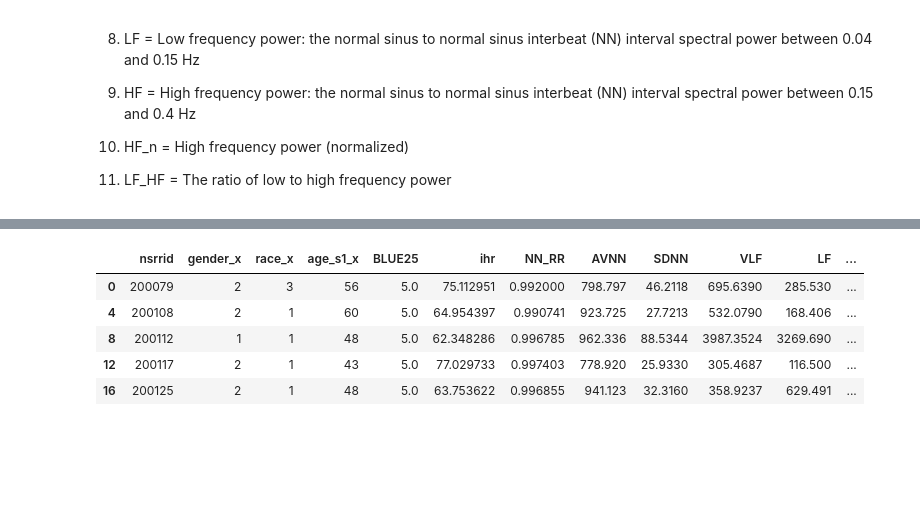
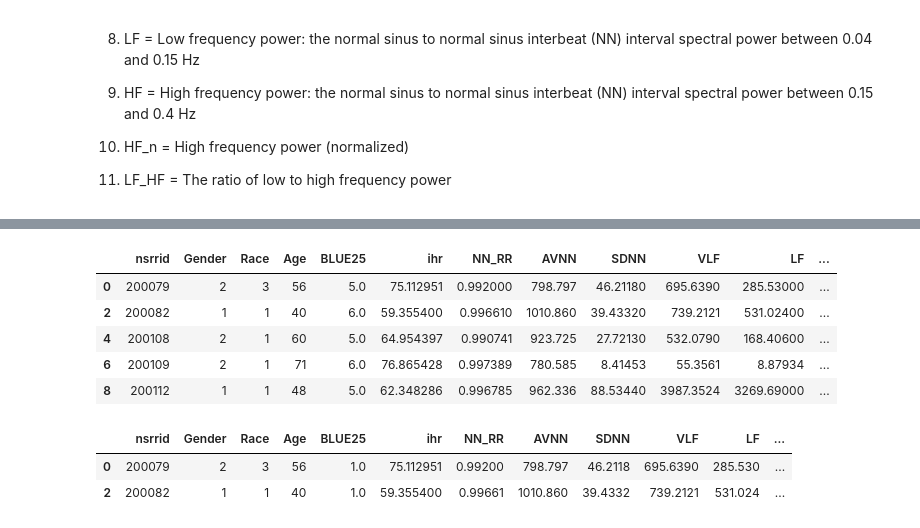
Before and after one commit to loveleenb/Depression_Analysis, a Jupyter notebook: Heart_Rate_Depression_Analysis.ipynb, the cells around one changed output, grey strips where cells are left out. Drawn from its saved outputs; the diff is of its cells as text; code cells hidden in the pictures; blank space fills up the shorter version.

```diff
--- a/Heart_Rate_Depression_Analysis.ipynb
+++ b/Heart_Rate_Depression_Analysis.ipynb
@@ -67,11 +63,23 @@ heart_rate_data.head()
 # %%
 # Renaming columns
-heart_rate_data.rename(index=str, columns={'gender_x': 'Gender', 'race_x': 'Race', 'age_s1_x': 'Age'})
+heart_rate_data = heart_rate_data.rename(index=str, columns={'gender_x': 'Gender', 'race_x': 'Race', 'age_s1_x': 'Age'})
+heart_rate_data = heart_rate_data[heart_rate_data['BLUE25'] != 'NAN']
 heart_rate_data.head()
 # %% [output]
-|  | nsrrid | gender_x | race_x | age_s1_x | BLUE25 | ihr | NN_RR | AVNN | SDNN | VLF | LF | ... |
-| 0 | 200079 | 2 | 3 | 56 | 5.0 | 75.112951 | 0.992000 | 798.797 | 46.2118 | 695.6390 | 285.530 | ... |
-| 4 | 200108 | 2 | 1 | 60 | 5.0 | 64.954397 | 0.990741 | 923.725 | 27.7213 | 532.0790 | 168.406 | ... |
-| 8 | 200112 | 1 | 1 | 48 | 5.0 | 62.348286 | 0.996785 | 962.336 | 88.5344 | 3987.3524 | 3269.690 | ... |
-| 12 | 200117 | 2 | 1 | 43 | 5.0 | 77.029733 | 0.997403 | 778.920 | 25.9330 | 305.4687 | 116.500 | ... |
-| 16 | 200125 | 2 | 1 | 48 | 5.0 | 63.753622 | 0.996855 | 941.123 | 32.3160 | 358.9237 | 629.491 | ... |
+|  | nsrrid | Gender | Race | Age | BLUE25 | ihr | NN_RR | AVNN | SDNN | VLF | LF | ... |
+| 0 | 200079 | 2 | 3 | 56 | 5.0 | 75.112951 | 0.992000 | 798.797 | 46.21180 | 695.6390 | 285.53000 | ... |
+| 2 | 200082 | 1 | 1 | 40 | 6.0 | 59.355400 | 0.996610 | 1010.860 | 39.43320 | 739.2121 | 531.02400 | ... |
+| 4 | 200108 | 2 | 1 | 60 | 5.0 | 64.954397 | 0.990741 | 923.725 | 27.72130 | 532.0790 | 168.40600 | ... |
+| 6 | 200109 | 2 | 1 | 71 | 6.0 | 76.865428 | 0.997389 | 780.585 | 8.41453 | 55.3561 | 8.87934 | ... |
+| 8 | 200112 | 1 | 1 | 48 | 5.0 | 62.348286 | 0.996785 | 962.336 | 88.53440 | 3987.3524 | 3269.69000 | ... |
+# %%
+dep_data = heart_rate_data.dropna(axis=0, how='any')
+dep_data.shape[0]
+
+dep_data.loc[dep_data['BLUE25'] < 5, 'BLUE25'] = 0
+dep_data.loc[dep_data['BLUE25'] >= 5, 'BLUE25'] = 1
+dep_data.head(2)
+# %% [output]
+|  | nsrrid | Gender | Race | Age | BLUE25 | ihr | NN_RR | AVNN | SDNN | VLF | LF | ... |
+| 0 | 200079 | 2 | 3 | 56 | 1.0 | 75.112951 | 0.99200 | 798.797 | 46.2118 | 695.6390 | 285.530 | ... |
+| 2 | 200082 | 1 | 1 | 40 | 1.0 | 59.355400 | 0.99661 | 1010.860 | 39.4332 | 739.2121 | 531.024 | ... |
```
Also changed, not shown: parts of 23 cells of this notebook, 1 other file.
